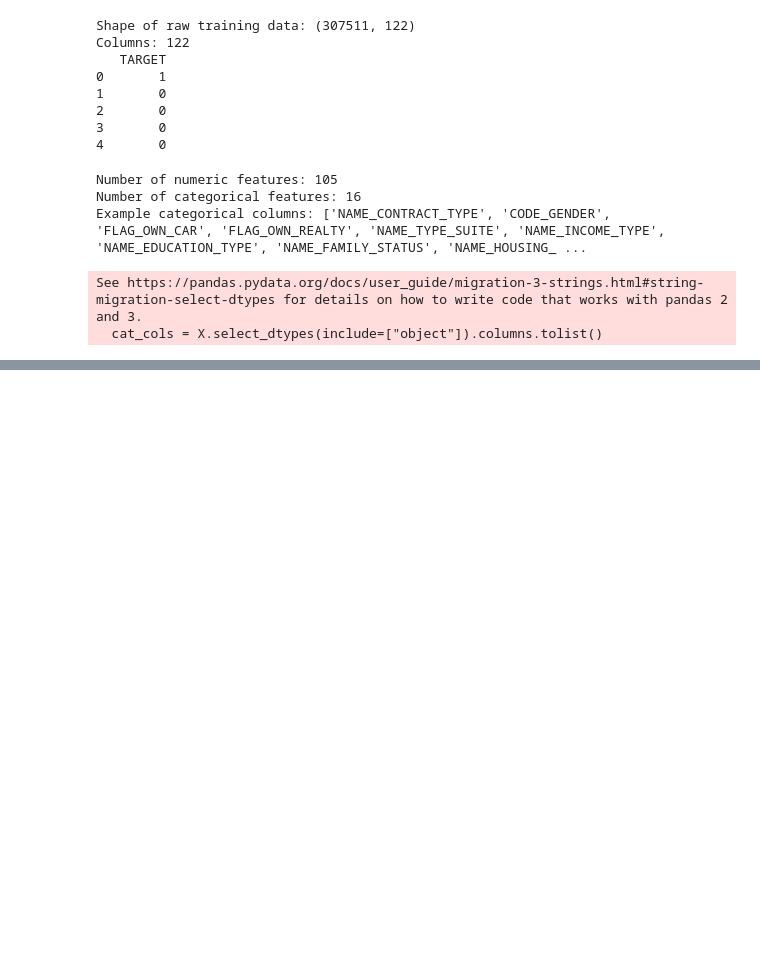
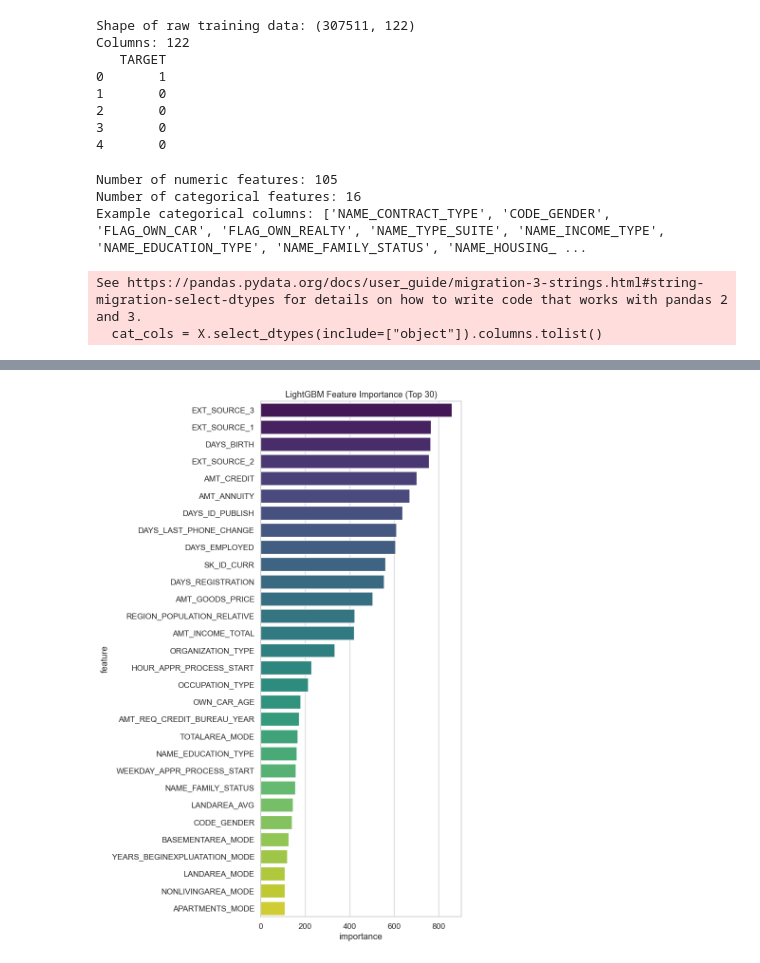
Before and after one commit to qineileen/Eileen-Projects, a Jupyter notebook: gradient_boosting_project/notebooks/gradient_boosting_analysis.ipynb, the cells around one changed output, grey strips where cells are left out. Cells and saved outputs as stored; diff of their text form; code cells hidden in the pictures; blank space fills up the shorter version.

```diff
--- a/gradient_boosting_project/notebooks/gradient_boosting_analysis.ipynb
+++ b/gradient_boosting_project/notebooks/gradient_boosting_analysis.ipynb
@@ -86,0 +148,11 @@ See https://pandas.pydata.org/docs/user_guide/migration-3-strings.html#string-mi
+# %%
+# 5. Train / validation split
+
+X_train_lgb_xgb, X_test_lgb_xgb, y_train, y_test = train_test_split(
+    X_lgb_xgb, y, test_size=0.2, stratify=y, random_state=RANDOM_STATE
+)
+
+print("Train shape:", X_train_lgb_xgb.shape)
+print("Test shape:", X_test_lgb_xgb.shape)
+print("Default rate in train:", y_train.mean())
+print("Default rate in test:", y_test.mean())
@@ -86,0 +224,27 @@ See https://pandas.pydata.org/docs/user_guide/migration-3-strings.html#string-mi
+# %%
+# =========================
+# 7. LightGBM feature importance
+# =========================
+
+# Get feature importances from the best model
+feature_importances = pd.DataFrame(
+    {"feature": X_train_lgb_xgb.columns, "importance": best_lgb.feature_importances_}
+)
+
+feature_importances.sort_values("importance", ascending=False, inplace=True)
+
+top_n = 30  # show top 30 features
+plt.figure(figsize=(8, 12))
+sns.barplot(
+    data=feature_importances.head(top_n),
+    x="importance",
+    y="feature",
+    palette="viridis",
+    hue="feature",
+    legend=False,
+)
+plt.title("LightGBM Feature Importance (Top 30)")
+plt.tight_layout()
+plt.show()
+# %% [output]
+[figure, added]
```
Also changed, not shown: parts of 9 cells of this notebook, 6 other files.
